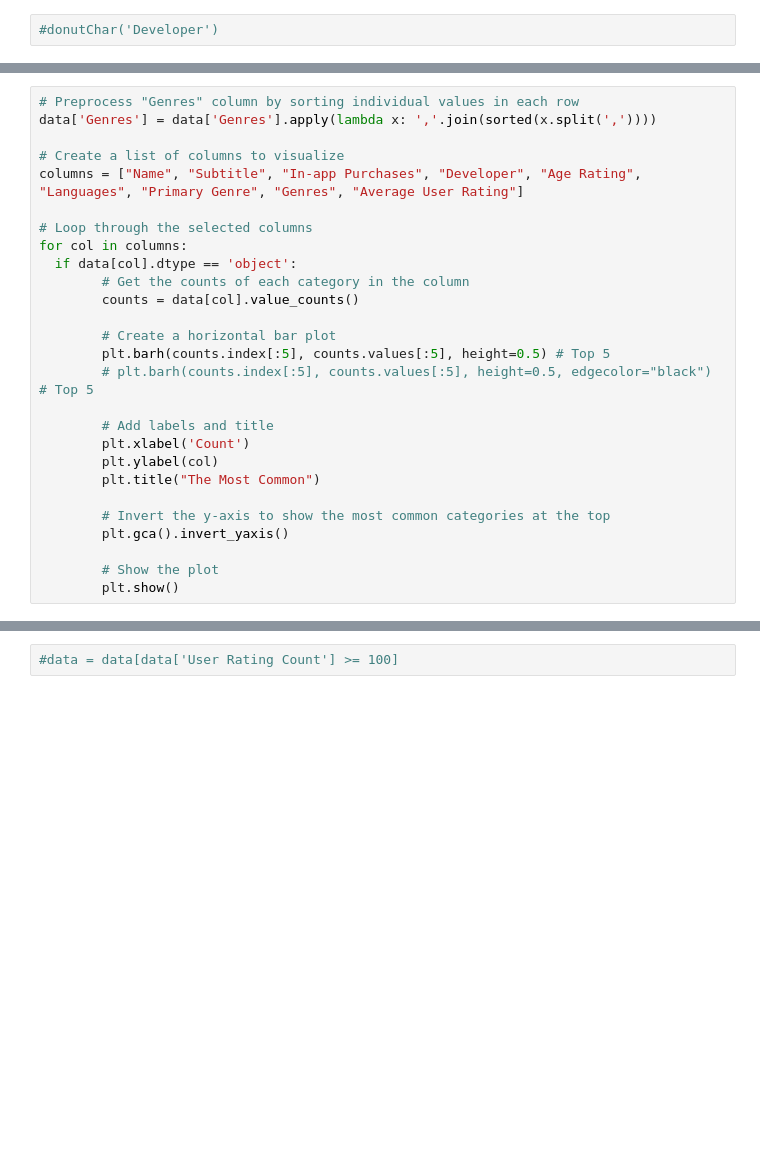
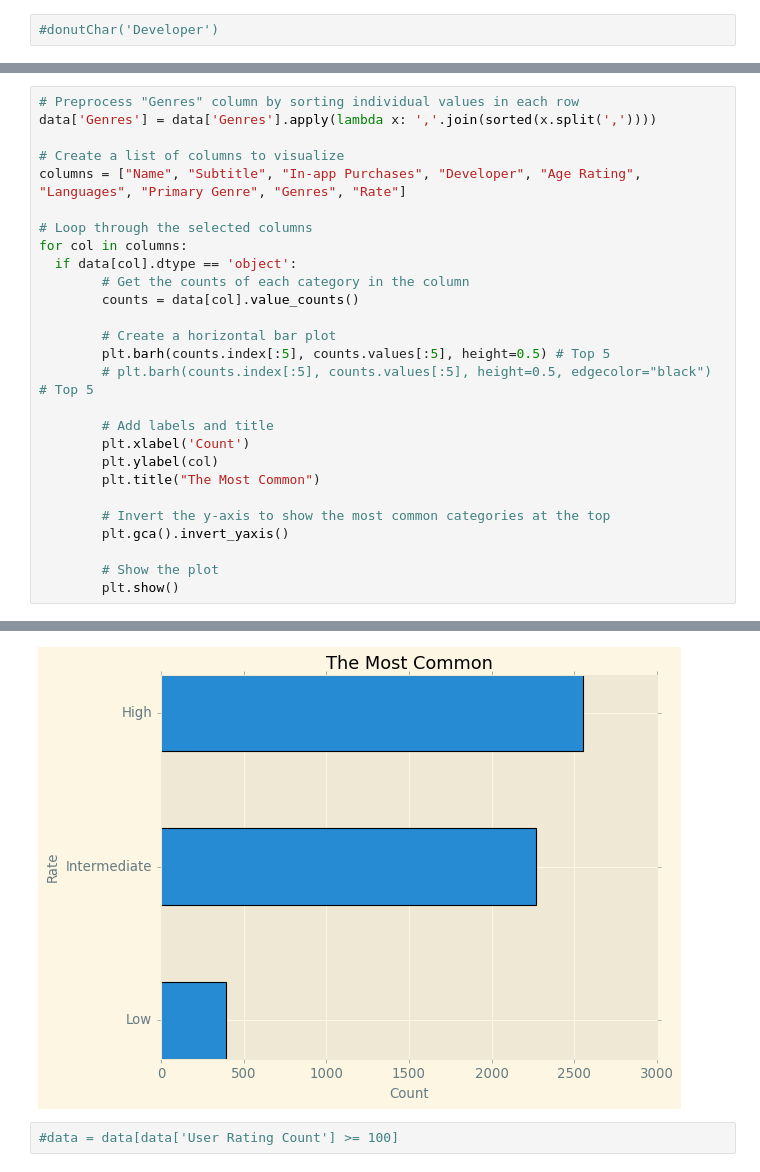
Before and after one commit to tenafrangelos/Game-Application-Success-Prediction, a Jupyter notebook: games.ipynb, the cells around one changed output, grey strips where cells are left out. Cells and saved outputs as stored; diff of their text form; blank space fills up the shorter version.

```diff
--- a/games.ipynb
+++ b/games.ipynb
@@ -167,37 +162,38 @@ for col in data.select_dtypes(include='number').columns:
 data['Genres'] = data['Genres'].apply(lambda x: ','.join(sorted(x.split(','))))
 
 # Create a list of columns to visualize
-columns = ["Name", "Subtitle", "In-app Purchases", "Developer", "Age Rating", "Languages", "Primary Genre", "Genres", "Average User Rating"]
+columns = ["Name", "Subtitle", "In-app Purchases", "Developer", "Age Rating", "Languages", "Primary Genre", "Genres", "Rate"]
 
 # Loop through the selected columns
 for col in columns:
   if data[col].dtype == 'object':
         # Get the counts of each category in the column
         counts = data[col].value_counts()
 
         # Create a horizontal bar plot
         plt.barh(counts.index[:5], counts.values[:5], height=0.5) # Top 5
         # plt.barh(counts.index[:5], counts.values[:5], height=0.5, edgecolor="black") # Top 5
 
         # Add labels and title
         plt.xlabel('Count')
         plt.ylabel(col)
         plt.title("The Most Common")
 
         # Invert the y-axis to show the most common categories at the top
         plt.gca().invert_yaxis()
 
         # Show the plot
         plt.show()
 # %% [output]
 [figure]
 [figure]
 [figure]
 [figure]
 [figure]
 [figure]
 [figure]
 [figure]
+[figure, added]
 # %%
 #data = data[data['User Rating Count'] >= 100]
 # %%
```
Also changed, not shown: parts of 44 cells of this notebook, 2 other files.
